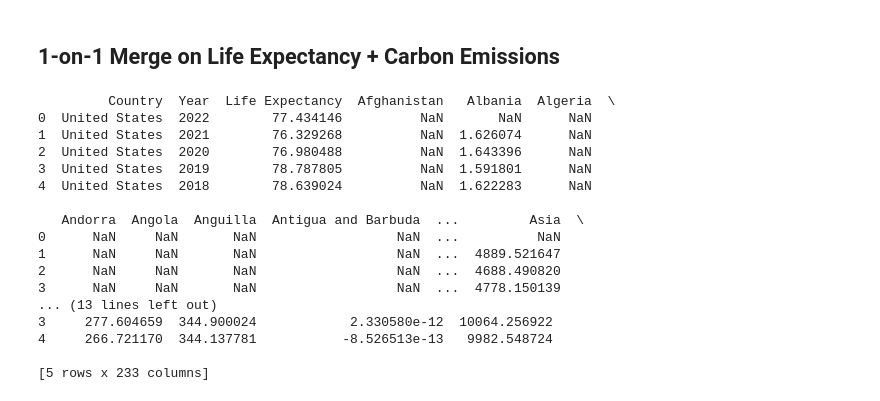
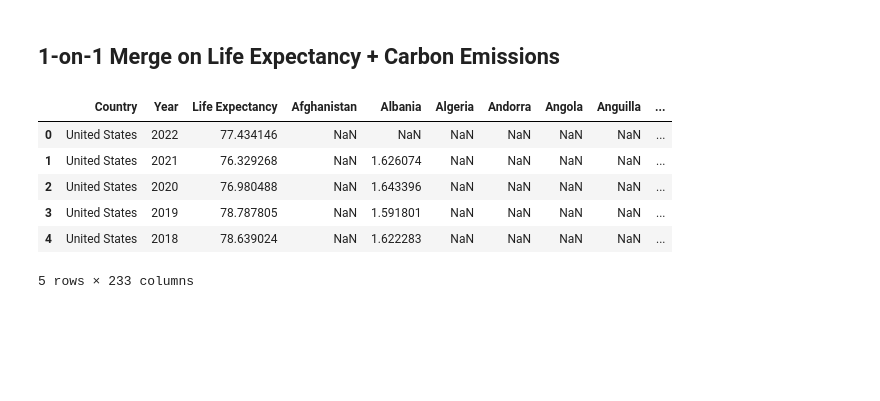
Before and after one commit to sadiq937/Shaik_DM, a Jupyter notebook: PS3.ipynb, the cells around one changed output. Drawn from its saved outputs; the diff is of its cells as text; code cells hidden in the pictures; blank space fills up the shorter version.

```diff
--- a/PS3.ipynb
+++ b/PS3.ipynb
@@ -224,24 +222,14 @@ Index(['Year', 'Afghanistan', 'Albania', 'Algeria', 'Andorra', 'Angola',
 ## 1-on-1 Merge on Life Expectancy + Carbon Emissions
 # %%
 # Perform 1:1 merge on Year
-merged_df = pd.merge(life_df, emission_df, on="Year", how="inner")
+first_merged_df = pd.merge(life_df, emission_df, on="Year", how="inner")
 # Display merged dataset
-print(merged_df.head())
+first_merged_df.head()
 # %% [output]
+|  | Country | Year | Life Expectancy | Afghanistan | Albania | Algeria | Andorra | Angola | Anguilla | ... |
+| 0 | United States | 2022 | 77.434146 | NaN | NaN | NaN | NaN | NaN | NaN | ... |
+| 1 | United States | 2021 | 76.329268 | NaN | 1.626074 | NaN | NaN | NaN | NaN | ... |
+| 2 | United States | 2020 | 76.980488 | NaN | 1.643396 | NaN | NaN | NaN | NaN | ... |
+| 3 | United States | 2019 | 78.787805 | NaN | 1.591801 | NaN | NaN | NaN | NaN | ... |
+| 4 | United States | 2018 | 78.639024 | NaN | 1.622283 | NaN | NaN | NaN | NaN | ... |
-         Country  Year  Life Expectancy  Afghanistan   Albania  Algeria  \
-0  United States  2022        77.434146          NaN       NaN      NaN
-1  United States  2021        76.329268          NaN  1.626074      NaN
-2  United States  2020        76.980488          NaN  1.643396      NaN
-3  United States  2019        78.787805          NaN  1.591801      NaN
-4  United States  2018        78.639024          NaN  1.622283      NaN
-
-   Andorra  Angola  Anguilla  Antigua and Barbuda  ...         Asia  \
-0      NaN     NaN       NaN                  NaN  ...          NaN
-1      NaN     NaN       NaN                  NaN  ...  4889.521647
-2      NaN     NaN       NaN                  NaN  ...  4688.490820
-3      NaN     NaN       NaN                  NaN  ...  4778.150139
-... (13 lines left out)
-3     277.604659  344.900024            2.330580e-12  10064.256922
-4     266.721170  344.137781           -8.526513e-13   9982.548724
-
-[5 rows x 233 columns]
+5 rows × 233 columns
```
Also changed, not shown: parts of 19 cells of this notebook.
